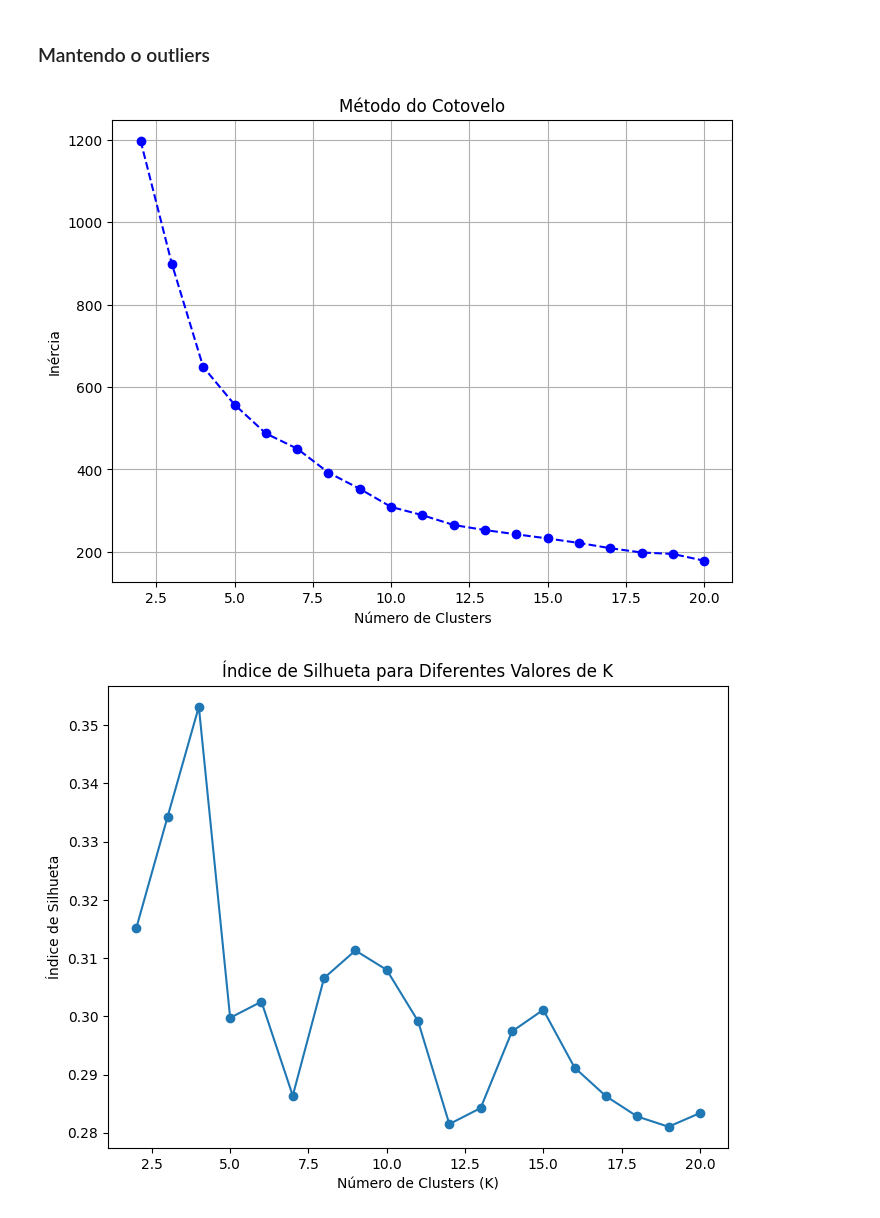
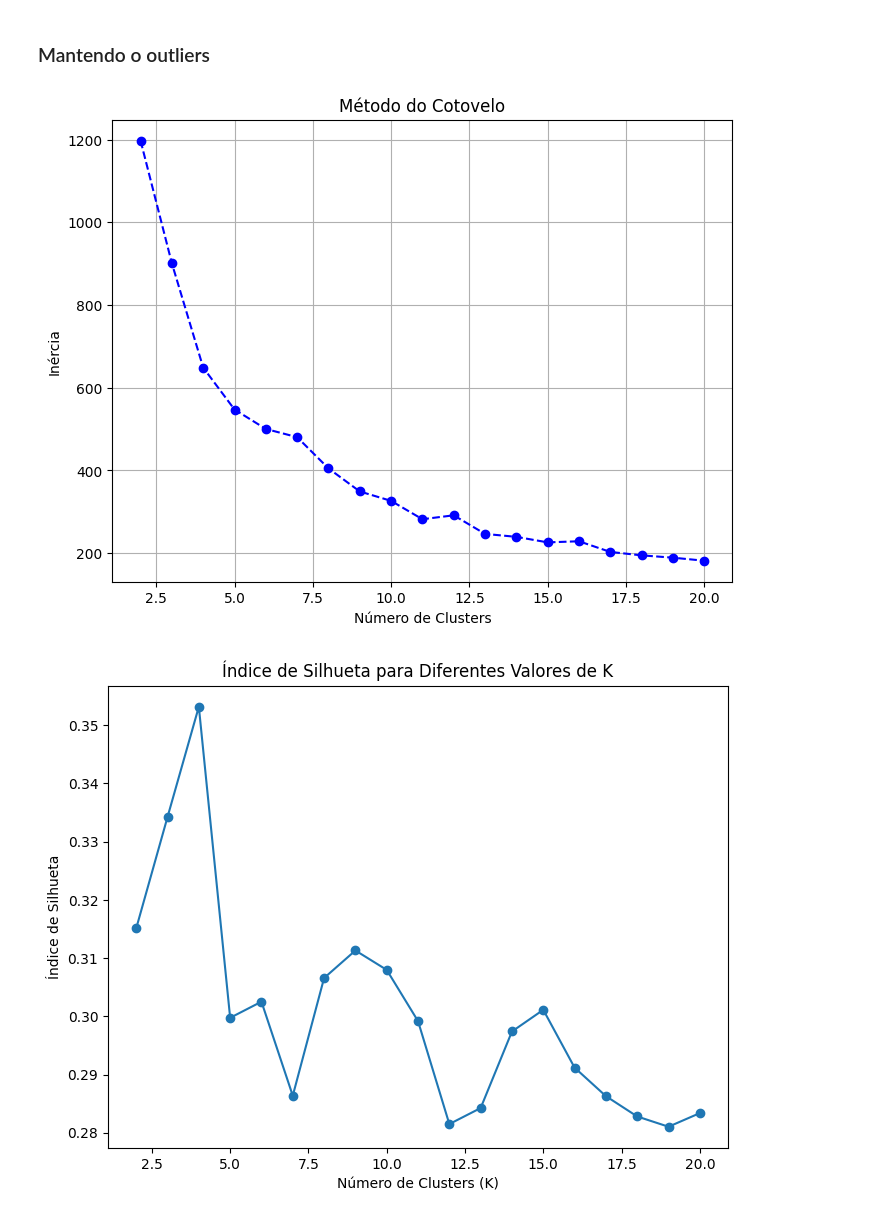
Before and after one commit to Marcos-Med/MQAM, a Jupyter notebook: T5/clusters.ipynb, the cells around one changed output. Drawn from its saved outputs; the diff is of its cells as text; code cells hidden in the pictures.

```diff
--- a/T5/clusters.ipynb
+++ b/T5/clusters.ipynb
@@ -9,7 +9,7 @@ import numpy as np
 from factor_analyzer.factor_analyzer import calculate_kmo
 # %%
 df = pd.read_csv("../T3/Dataset.csv")
-columns = ['total_languages', 'total_countries', 'total_streaming'] #variáveis de interesse
+columns = ['total_languages', 'total_countries', 'total_streaming','titulo'] #variáveis de interesse
 df = df[columns]
 # %% [markdown]
 ### Verificar se há multicolinearidade entre as variáveis de interesse
@@ -63,8 +64,8 @@ from sklearn.preprocessing import StandardScaler
 
 #Padronização com z-score
 scaler = StandardScaler()
-df_standard = scaler.fit_transform(df)
-df_p = pd.DataFrame(df_standard, columns=df.columns)
+df_standard = scaler.fit_transform(df[columns])
+df_p = pd.DataFrame(df_standard, columns=columns)
 # %%
 df.head()
 # %% [output]
@@ -151,21 +152,22 @@ plt.show()
 ### Mantendo o outliers
 # %%
 df_out = pd.read_csv("../T3/Dataset.csv")
-columns = ['total_languages', 'total_countries', 'total_streaming'] #variáveis de interesse
+columns = ['total_languages', 'total_countries', 'total_streaming', 'titulo'] #variáveis de interesse
 df_out = df_out[columns]
 # %%
-df_out_standard = scaler.fit_transform(df_out)
-out_str = pd.DataFrame(df_out_standard, columns=df_out.columns)
+columns = ['total_languages', 'total_countries', 'total_streaming']
+df_out_standard = scaler.fit_transform(df_out[columns])
+out_str = pd.DataFrame(df_out_standard, columns=columns)
 # %%
-inertia = calculate_wcss(out_str)
+inertia = calculate_wcss(out_str[columns])
 # Exibindo o gráfico
 plt.figure(figsize=(8, 6))
 plt.plot(range(2, 21), inertia, marker='o', color='b', linestyle='--')
 plt.title('Método do Cotovelo')
 plt.xlabel('Número de Clusters')
 plt.ylabel('Inércia')
 plt.grid(True)
 plt.show()
 # %% [output]
-[figure, old version]
+[figure, new version]
 # %%
```
Also changed, not shown: parts of 26 cells of this notebook, 6 other files.
